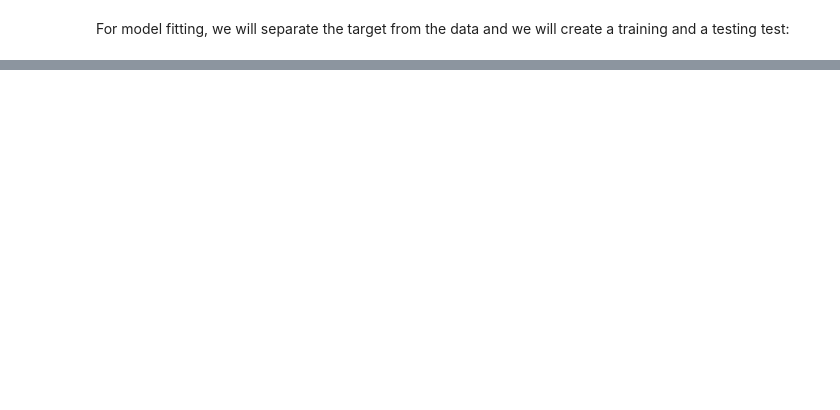
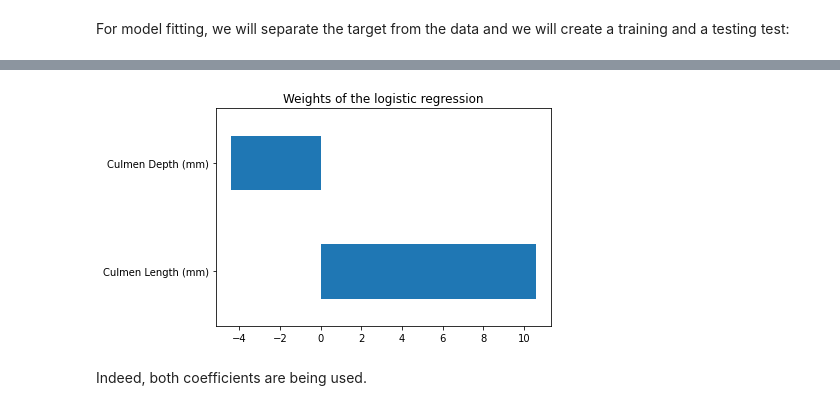
Before and after one commit to skacem/Learning-Machine-Learning, a Jupyter notebook: Scikit-learn/404_linear_model_classification.ipynb, the cells around one changed output, grey strips where cells are left out. Cells and saved outputs as stored; diff of their text form; code cells hidden in the pictures; blank space fills up the shorter version.

```diff
--- a/Scikit-learn/404_linear_model_classification.ipynb
+++ b/Scikit-learn/404_linear_model_classification.ipynb
@@ -86,0 +118,10 @@ def plot_decision_function(fitted_classifier, range_features, ax=None):
+# %%
+coefs = logistic_regression[-1].coef_[0]
+weights = pd.Series(coefs, index=culmen_columns)
+# %%
+weights.plot.barh()
+plt.title("Weights of the logistic regression");
+# %% [output]
+[figure, added]
+# %% [markdown]
+Indeed, both coefficients are being used.
```
Also changed, not shown: parts of 9 cells of this notebook.
